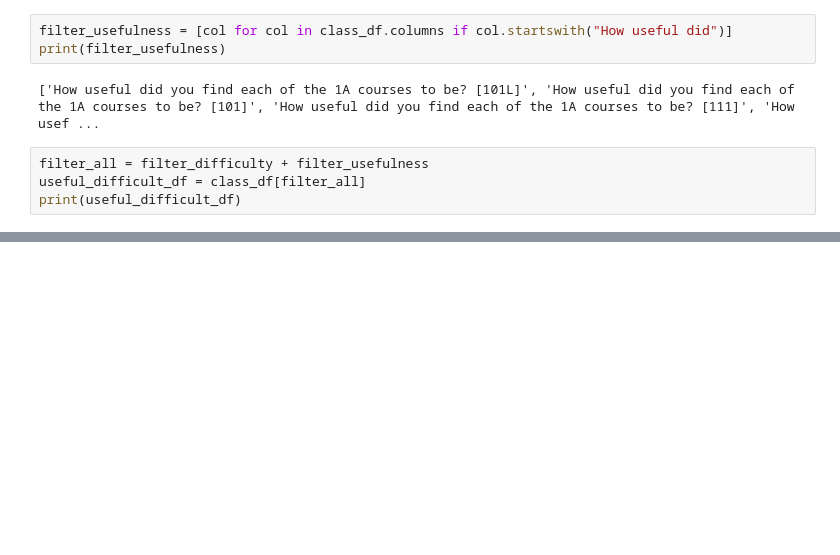
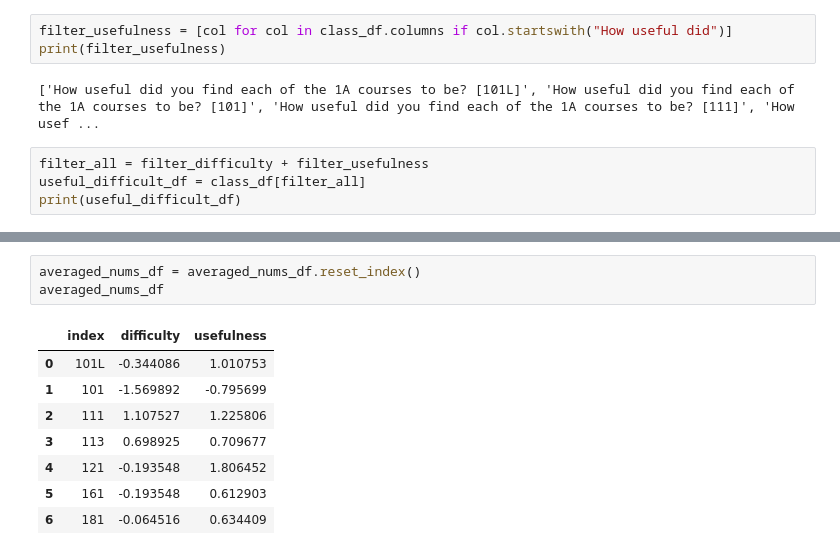
Before and after one commit to SYDE-25/Class-Profile1A-Data-Analysis, a Jupyter notebook: Academics/Difficulty vs Usefulness 1A.ipynb, the cells around one changed output, grey strips where cells are left out. Drawn from its saved outputs; the diff is of its cells as text; blank space fills up the shorter version.

```diff
--- a/Academics/Difficulty vs Usefulness 1A.ipynb
+++ b/Academics/Difficulty vs Usefulness 1A.ipynb
@@ -123,3 +126,15 @@ ax.set_yticklabels(y_labels)
+# %%
+averaged_nums_df = averaged_nums_df.reset_index()
+averaged_nums_df
+# %% [output]
+|  | index | difficulty | usefulness |
+| 0 | 101L | -0.344086 | 1.010753 |
+| 1 | 101 | -1.569892 | -0.795699 |
+| 2 | 111 | 1.107527 | 1.225806 |
+| 3 | 113 | 0.698925 | 0.709677 |
+| 4 | 121 | -0.193548 | 1.806452 |
+| 5 | 161 | -0.193548 | 0.612903 |
+| 6 | 181 | -0.064516 | 0.634409 |
 # %%
 # change background style
 sns.set_style("darkgrid")
```
Also changed, not shown: parts of 9 cells of this notebook, 1 other file.
